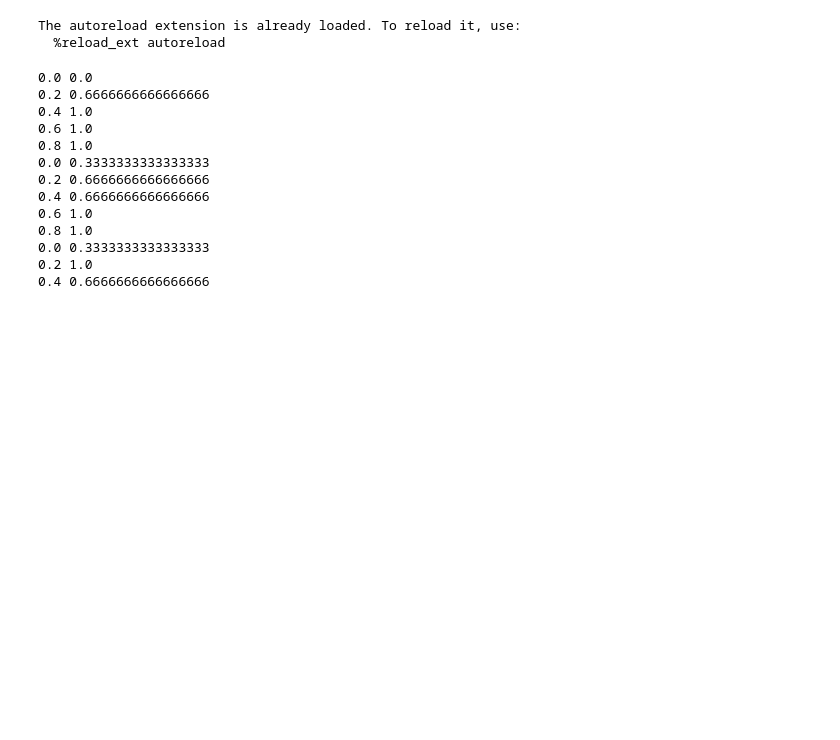
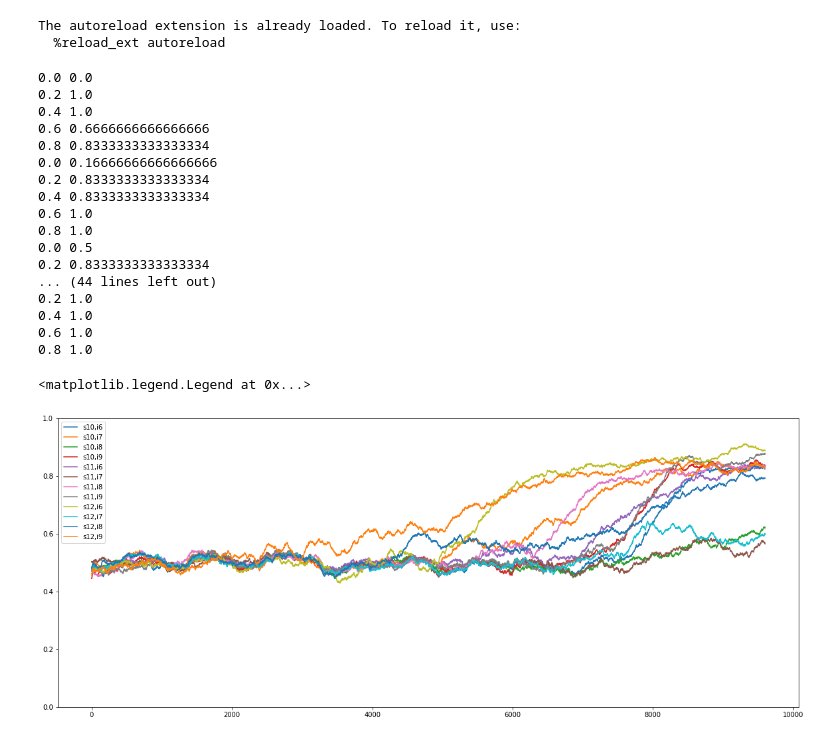
Before and after one commit to andrebeu/PM, a Jupyter notebook: amtask-mini.ipynb, the cells around one changed output. Saved outputs shown, nothing was run; the diff lists cells and outputs as text; code cells hidden in the pictures; blank space fills up the shorter version.

```diff
--- a/amtask-mini.ipynb
+++ b/amtask-mini.ipynb
@@ -20,32 +20,39 @@ The autoreload extension is already loaded. To reload it, use:
   %reload_ext autoreload
 # %%
 nmaps = 2
-ntr,trlen=1,1
+ntr,trlen=2,1
 neps = 10000
-stsize,em,wm,seed = 40,0,1,0
+wm,em = 1,0
+seed = 0
 indimL = [6,7,8,9]
 stsizeL = [10,11,12]
-plt.figure(figsize=(10,4))
+plt.figure(figsize=(20,8))
 for stsize,indim in itertools.product(stsizeL,indimL):
   net = NetAMEM(stsize,em,wm,seed,indim,indim)
   net.deep = False
   task = TaskArbitraryMaps(nmaps,seed=seed,stimdim=indim)
   trsc = run_net(net,task,neps,ntr,trlen,True)
-  tracc = mov_avg(trsc[:,:,nmaps:].mean((1,2)),200)
+  tracc = mov_avg(trsc[:,:,nmaps:].mean((1,2)),400)
   plt.plot(tracc,label='s%i,i%i'%(stsize,indim))
 plt.ylim(0,1)
 plt.legend()
 # %% [output]
 0.0 0.0
-0.2 0.6666666666666666
+0.2 1.0
+0.4 1.0
+0.6 0.6666666666666666
+0.8 0.8333333333333334
+0.0 0.16666666666666666
+0.2 0.8333333333333334
+0.4 0.8333333333333334
+0.6 1.0
+0.8 1.0
+0.0 0.5
+0.2 0.8333333333333334
+... (44 lines left out)
+0.2 1.0
 0.4 1.0
 0.6 1.0
 0.8 1.0
-0.0 0.3333333333333333
-0.2 0.6666666666666666
-0.4 0.6666666666666666
-0.6 1.0
-0.8 1.0
-0.0 0.3333333333333333
-0.2 1.0
-0.4 0.6666666666666666
+<matplotlib.legend.Legend at 0x...>
+[figure, added]
```
Also changed, not shown: 3 other files.
